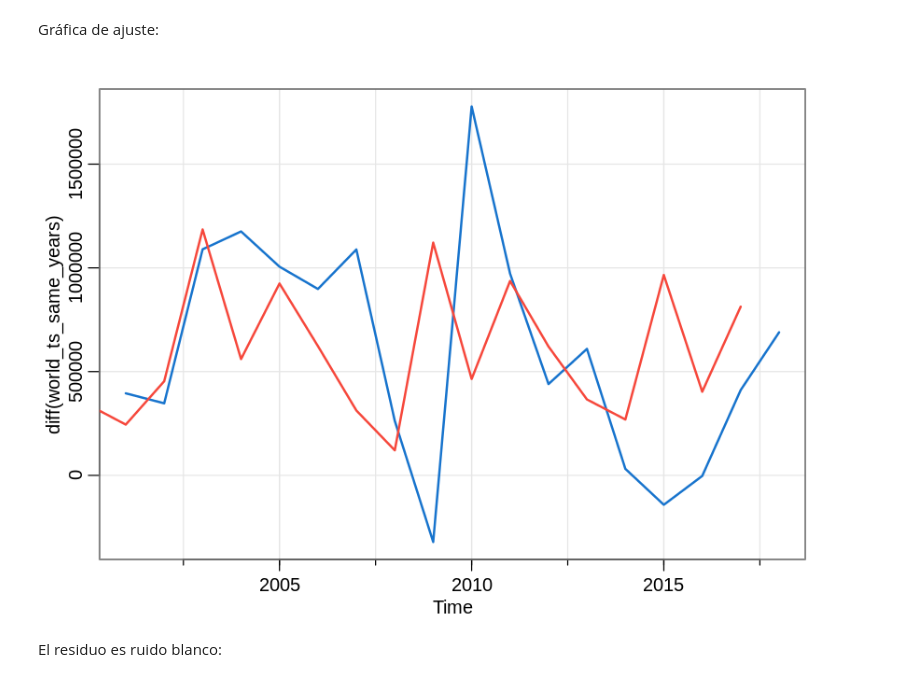
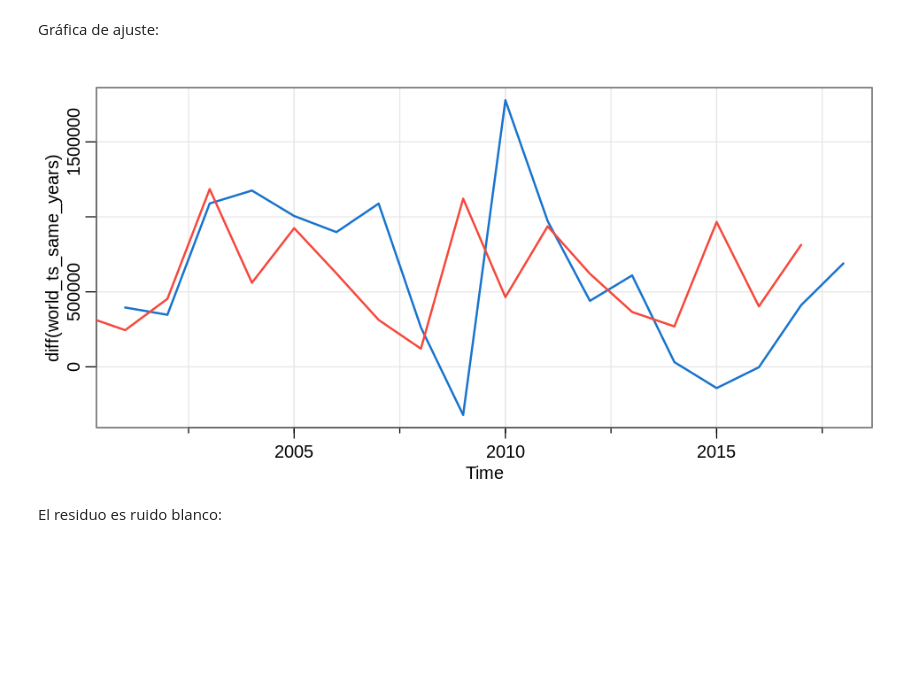
Before and after one commit to SeriesTemporales2021/obligatorio-apst-diaz_mattos_mendez, a Jupyter notebook: Obligatorio de Analisis Predictivo de Series Temporales.ipynb, the cells around one changed output. Cells and saved outputs as stored; diff of their text form; code cells hidden in the pictures; blank space fills up the shorter version.

```diff
--- a/Obligatorio de Analisis Predictivo de Series Temporales.ipynb
+++ b/Obligatorio de Analisis Predictivo de Series Temporales.ipynb
@@ -1062,11 +1084,12 @@ F-statistic: 8.809 on 1 and 16 DF,  p-value: 0.009065
 # %% [markdown]
 Gráfica de ajuste:
 # %%
+options(repr.plot.width=8, repr.plot.height=4)
 predictions = ts(fitted(fit), start=2000, frequency=1)
 tsplot(diff(world_ts_same_years), col=4, lwd=2)
 lines(predictions, col=2, lwd=2)
 # %% [output]
-[figure, old version]
+[figure, new version]
 # %% [markdown]
 El residuo es ruido blanco:
 # %%
```
Also changed, not shown: parts of 28 cells of this notebook, 2 other files.
